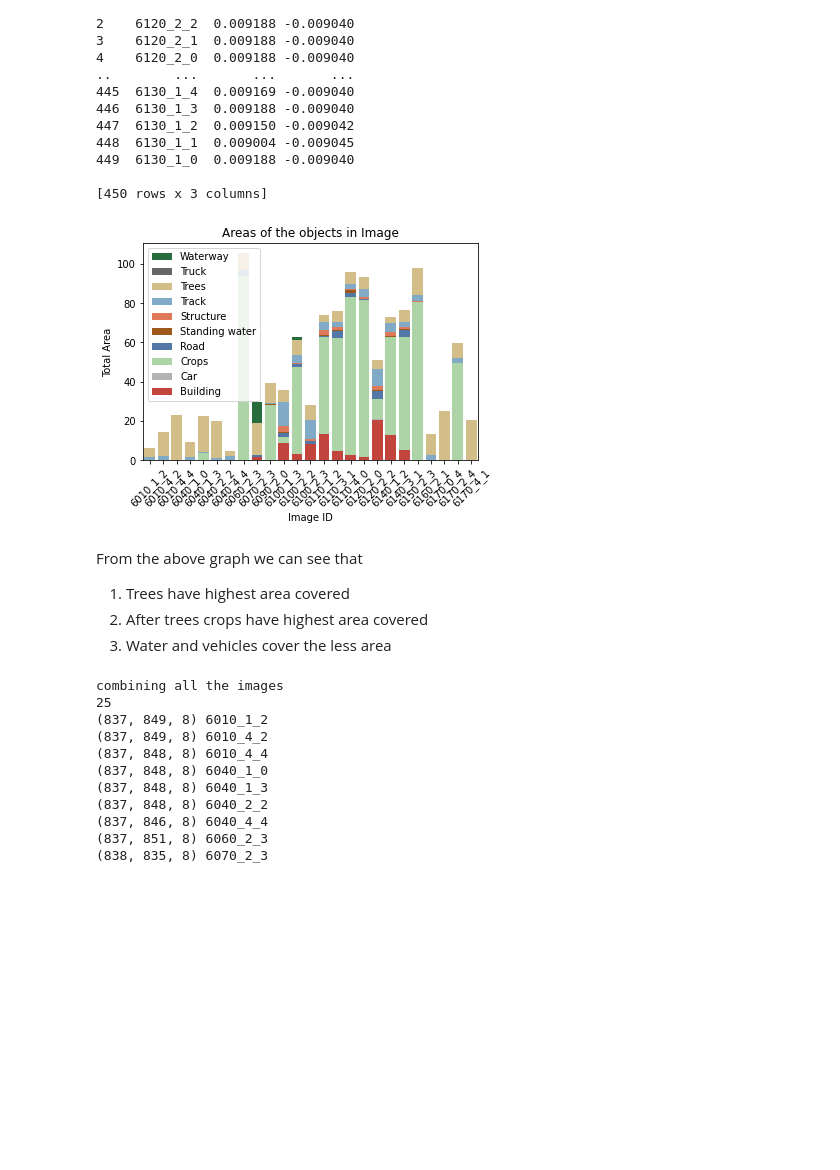
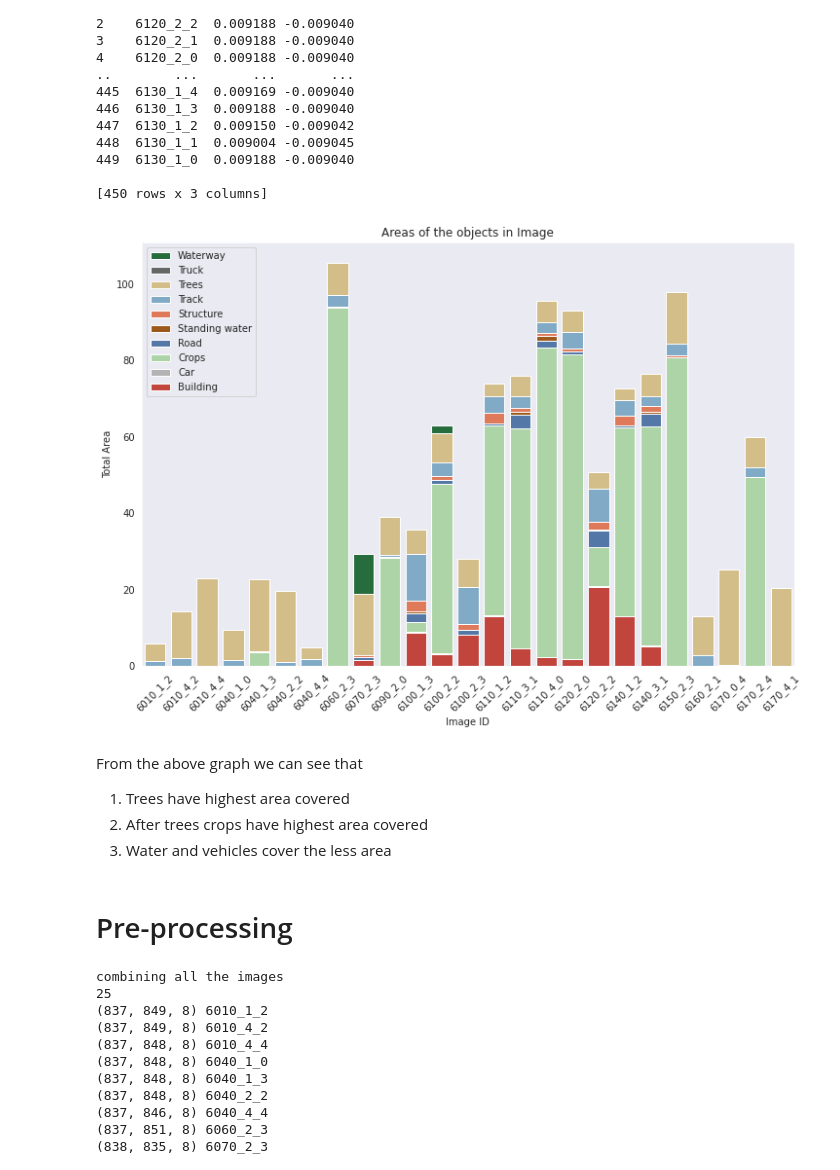
Before and after one commit to swapnil-23/IIRS-PROJECT, a Jupyter notebook: satellite-image-classification.ipynb, the cells around one changed output. Saved outputs shown, nothing was run; the diff lists cells and outputs as text; code cells hidden in the pictures; blank space fills up the shorter version.

Commit message:
Kaggle Notebook | Satellite Image Segmentation | Version 6

```diff
--- a/satellite-image-classification.ipynb
+++ b/satellite-image-classification.ipynb
@@ -107,14 +111,21 @@ def adjust_contrast(x):
         x[:,:,i] = stretch2(x[:,:,i])
     return x.astype(np.uint8)
 
-def display_img(ImageID):
-    #Read 3-band image
-    rgbfile=os.path.join( 'three_band', '{}.tif'.format(ImageID))
-    rgb = tiff.imread(rgbfile)
-    rgb = np.rollaxis(rgb, 0, 3)
-
-    x = adjust_contrast(rgb).copy()
-    ax[1].imshow(x,extent=[0, 0.0092, -0.009, 0])
+## reading the 3 band images
+global rgb
+def display_img(ImageId):
+    zip_path = '../input/dstl-satellite-imagery-feature-detection/three_band.zip'
+    rgbfile = '{}_M.tif'.format(ImageId)
+    with zipfile.ZipFile(zip_path) as myzip:
+        files_in_zip = myzip.namelist()
+        for fname in files_in_zip:
+            if fname.endswith(rgbfile):
+                with myzip.open(fname) as myfile:
+                    rgb = tiff.imread(myfile)
+                    rgb = np.rollaxis(rgb, 0, 3)
+                    return rgb
+                x = adjust_contrast(rgb).copy()
+                ax[1].imshow(x,extent=[0, 0.0092, -0.009, 0])
 # %%
  #storing one multipoligon in pol
 pol = loads(wkt_df['MultipolygonWKT'][11])
@@ -122,3 +133,23 @@ pol = loads(wkt_df['MultipolygonWKT'][11])
 wkt_df['Multipolygons'] = wkt_df.apply(lambda a: loads(a.MultipolygonWKT), axis=1)
 wkt_df['Num_Multipolygons'] = wkt_df.apply(lambda a: len(a['Multipolygons'].geoms), axis=1)
 objects_per_image = wkt_df.pivot(index='ClassType', columns='ImageId', values='Num_Multipolygons')
+# %%
+#plotting polygons for all the images
+
+c=0
+for img_id in wkt_df['ImageId'].unique():
+    df = wkt_df[wkt_df['ImageId']==img_id]
+    fig, ax = plt.subplots(1, 2,figsize=(20, 10))  #increase figsize and run again
+    for ele1 in df['Multipolygons']:
+        for ele2 in ele1:
+            x,y = ele2.exterior.xy
+            ax[0].plot(x,y,'red')
+            ax[0].axis('off')
+    display_img(img_id)
+    #ax[0].title(f"Image {wkt_df['ImageId'][i]}")
+    ax[0].set_title(f"Image {img_id}")
+    ax[1].axis('off')
+    plt.show()
+    c += 1
+    if c==3:
+        break
@@ -200,28 +236,30 @@ for cl in Classes:
 # %%
 #iterating through all class to plot bar plot
 import seaborn as sns
 for cl in np.arange(1, 11):
     class_name = percent_area.index[-cl]
     class_id = class_r[class_name]
     ax = sns.barplot(x = percent_area.columns, y = percent_area.loc[class_name],
                          color = Colors[class_id], label = class_name)
 
-sns.set_context({'figure.figsize': (12, 8)})
+sns.set_context({'figure.figsize': (15, 8)})
 ax.legend(loc = 2)
 sns.set_style("dark")
 ax.set_xticklabels(percent_area.columns, rotation = 45)
 
 ax.set_xlabel('Image ID')
 ax.set_ylabel('Total Area')
 plt.title('Areas of the objects in Image')
 plt.show()
 # %% [output]
-[figure, old version]
+[figure, new version]
 # %% [markdown]
 From the above graph we can see that
 1. Trees have highest area covered
 2. After trees crops have highest area covered
 3. Water and vehicles cover the less area
+# %% [markdown]
+# Pre-processing
 # %%
 ## we are having 10 classes
 num_cls = 10
```
Also changed, not shown: parts of 22 cells of this notebook.
